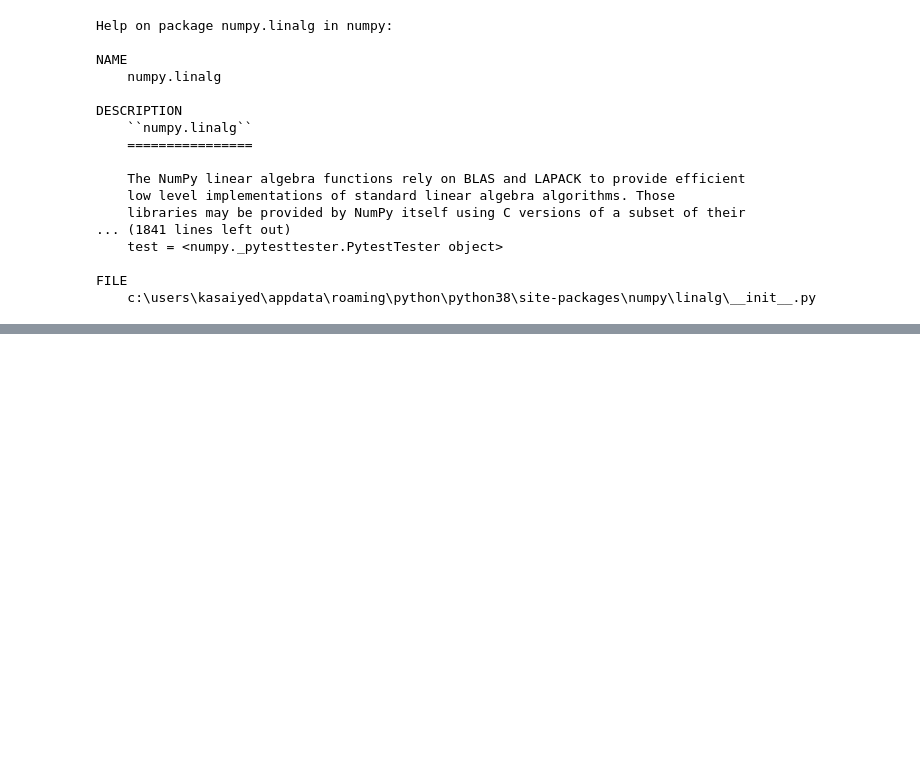
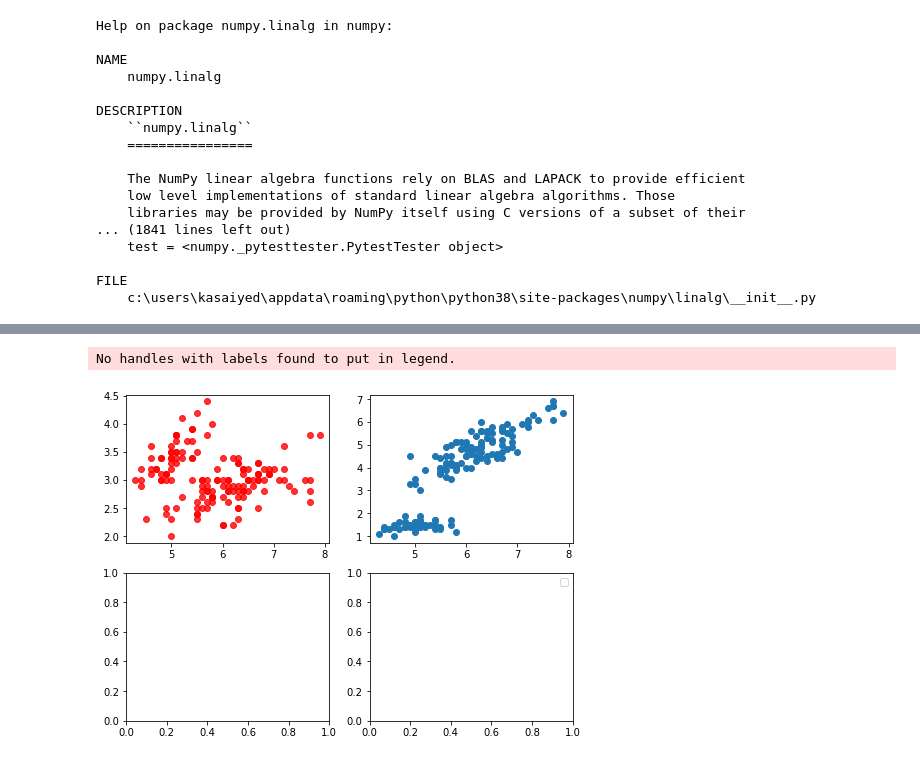
Before and after one commit to rizkashifs/bits-coursework, a Jupyter notebook: PythonIntro/exercises/exercise2.ipynb, the cells around one changed output, grey strips where cells are left out. Saved outputs shown, nothing was run; the diff lists cells and outputs as text; code cells hidden in the pictures; blank space fills up the shorter version.

```diff
--- a/PythonIntro/exercises/exercise2.ipynb
+++ b/PythonIntro/exercises/exercise2.ipynb
@@ -108,0 +187,10 @@ FILE
+# %%
+fig, ax = plt.subplots(2,2, figsize = (8,6))
+ax[0,0].scatter(data["1"], data["2"], color = 'r', alpha = 0.8)
+ax[0,1].scatter(data["1"], data["3"])
+#ax[0,0].set_title(data["Class"].[2])
+plt.legend()
+plt.show()
+# %% [output]
+No handles with labels found to put in legend.
+[figure, added]
```
Also changed, not shown: parts of 11 cells of this notebook.
